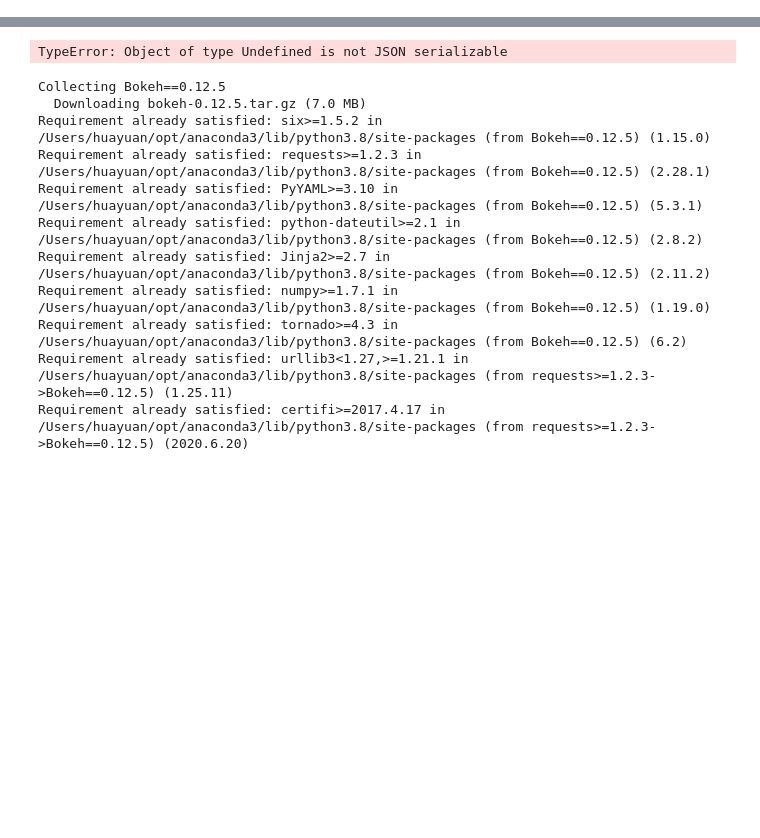
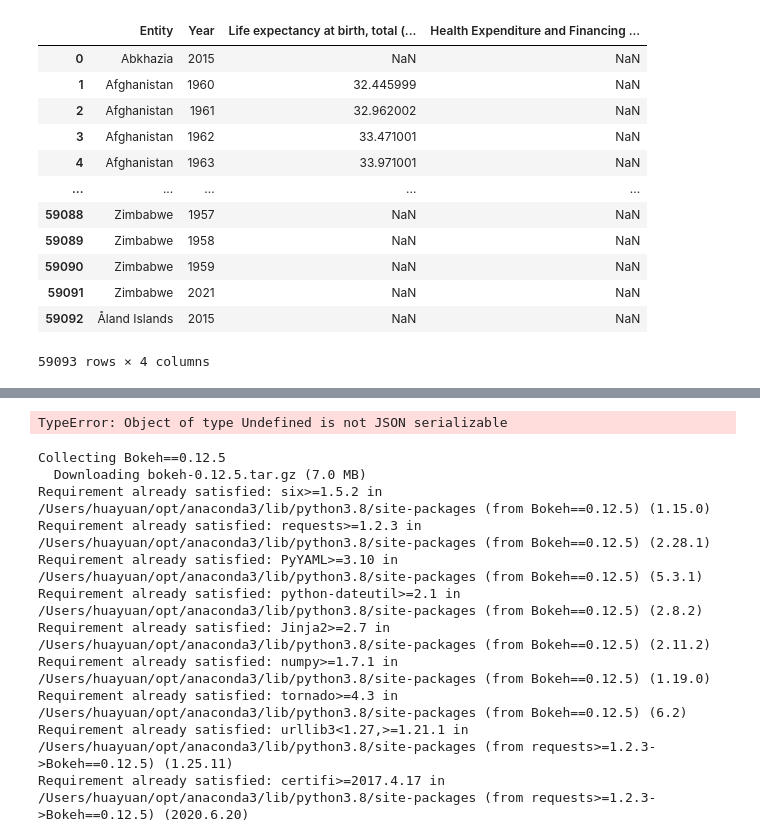
Before and after one commit to Davide011/social_data_project, a Jupyter notebook: notebook_hus.ipynb, the cells around one changed output, grey strips where cells are left out. Drawn from its saved outputs; the diff is of its cells as text; code cells hidden in the pictures; blank space fills up the shorter version.

Commit message:
Added life exp. vs health exp

```diff
--- a/notebook_hus.ipynb
+++ b/notebook_hus.ipynb
@@ -790,0 +792,20 @@ AttributeError: type object 'CustomJS' has no attribute 'from_py_func'
+# %%
+# find out which rows life_ex has in country_name that health_ex does not have in Country
+health_expen = pd.read_csv('life-expectancy-vs-health-expenditure.csv')
+health_expen = health_expen[['Entity','Year', 'Life expectancy at birth, total (years)', 'Health Expenditure and Financing (per capita) (OECDstat (2017))']]
+# %%
+health_expen
+# %% [output]
+|  | Entity | Year | Life expectancy at birth, total (... | Health Expenditure and Financing ... |
+| 0 | Abkhazia | 2015 | NaN | NaN |
+| 1 | Afghanistan | 1960 | 32.445999 | NaN |
+| 2 | Afghanistan | 1961 | 32.962002 | NaN |
+| 3 | Afghanistan | 1962 | 33.471001 | NaN |
+| 4 | Afghanistan | 1963 | 33.971001 | NaN |
+| ... | ... | ... | ... | ... |
+| 59088 | Zimbabwe | 1957 | NaN | NaN |
+| 59089 | Zimbabwe | 1958 | NaN | NaN |
+| 59090 | Zimbabwe | 1959 | NaN | NaN |
+| 59091 | Zimbabwe | 2021 | NaN | NaN |
+| 59092 | Åland Islands | 2015 | NaN | NaN |
+59093 rows × 4 columns
```
Also changed, not shown: parts of 8 cells of this notebook, 7 other files.
